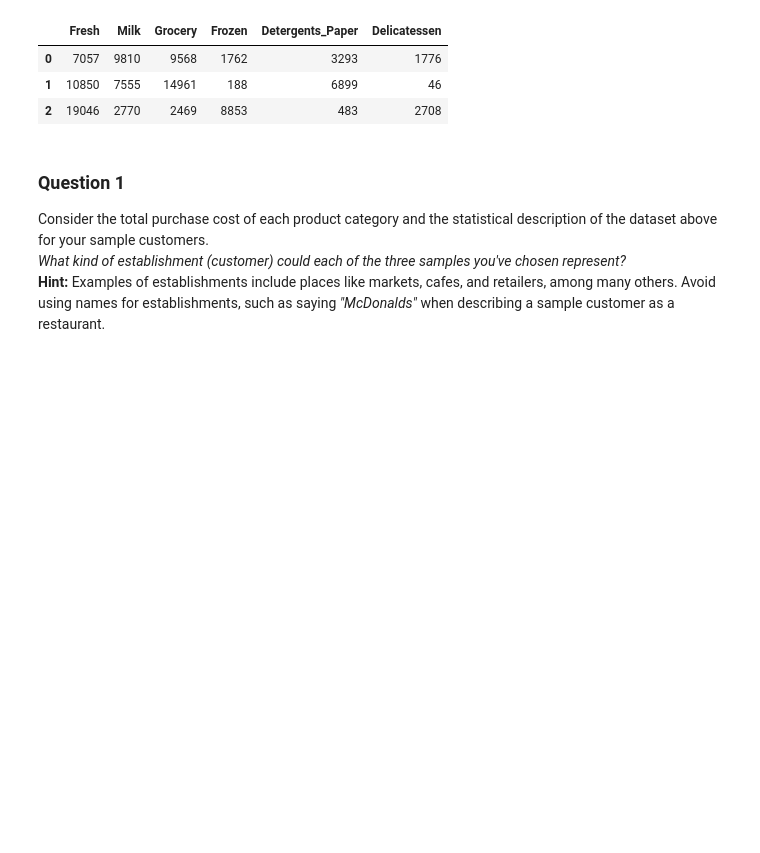
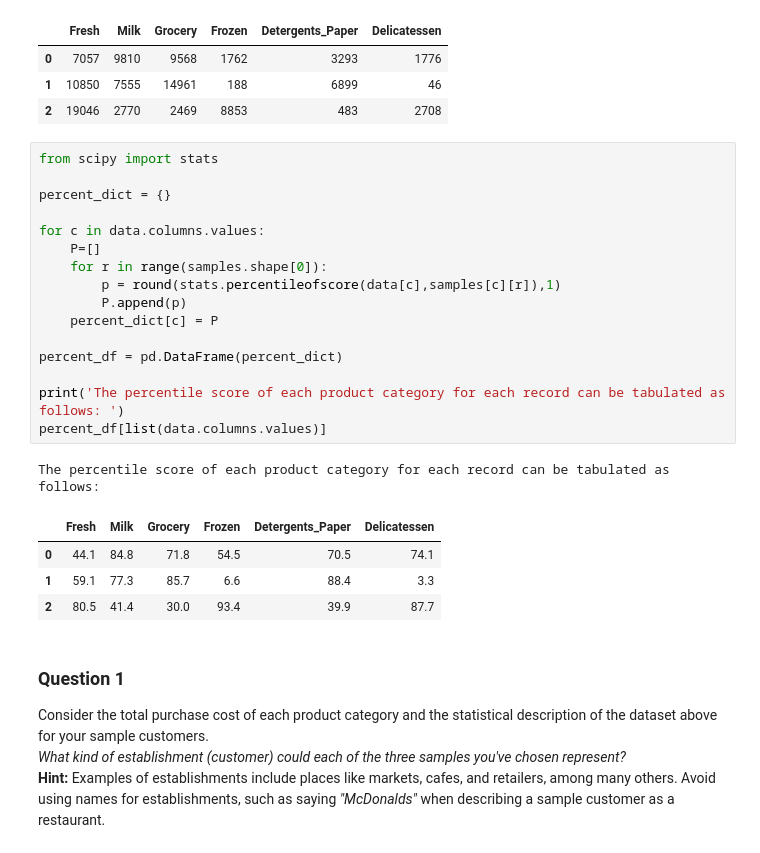
Before and after one commit to torenunez/machine-learning, a Jupyter notebook: projects/customer_segments/customer_segments.ipynb, the cells around one changed output. Cells and saved outputs as stored; diff of their text form; blank space fills up the shorter version.

```diff
--- a/projects/customer_segments/customer_segments.ipynb
+++ b/projects/customer_segments/customer_segments.ipynb
@@ -72,6 +72,28 @@ Chosen samples of wholesale customers dataset:
 | 0 | 7057 | 9810 | 9568 | 1762 | 3293 | 1776 |
 | 1 | 10850 | 7555 | 14961 | 188 | 6899 | 46 |
 | 2 | 19046 | 2770 | 2469 | 8853 | 483 | 2708 |
+# %%
+from scipy import stats
+
+percent_dict = {}
+
+for c in data.columns.values:
+    P=[]
+    for r in range(samples.shape[0]):
+        p = round(stats.percentileofscore(data[c],samples[c][r]),1)
+        P.append(p)
+    percent_dict[c] = P
+
+percent_df = pd.DataFrame(percent_dict)
+
+print('The percentile score of each product category for each record can be tabulated as follows: ')
+percent_df[list(data.columns.values)]
+# %% [output]
+The percentile score of each product category for each record can be tabulated as follows:
+|  | Fresh | Milk | Grocery | Frozen | Detergents_Paper | Delicatessen |
+| 0 | 44.1 | 84.8 | 71.8 | 54.5 | 70.5 | 74.1 |
+| 1 | 59.1 | 77.3 | 85.7 | 6.6 | 88.4 | 3.3 |
+| 2 | 80.5 | 41.4 | 30.0 | 93.4 | 39.9 | 87.7 |
 # %% [markdown]
 ### Question 1
 Consider the total purchase cost of each product category and the statistical description of the dataset above for your sample customers.
```
Also changed, not shown: parts of 11 cells of this notebook.
